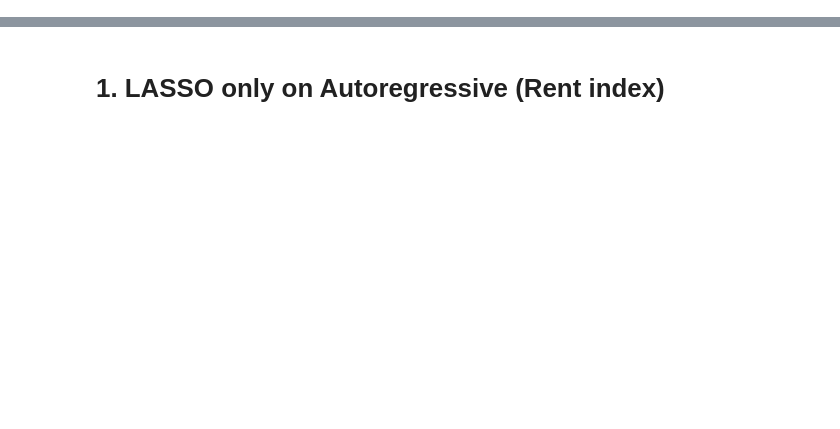
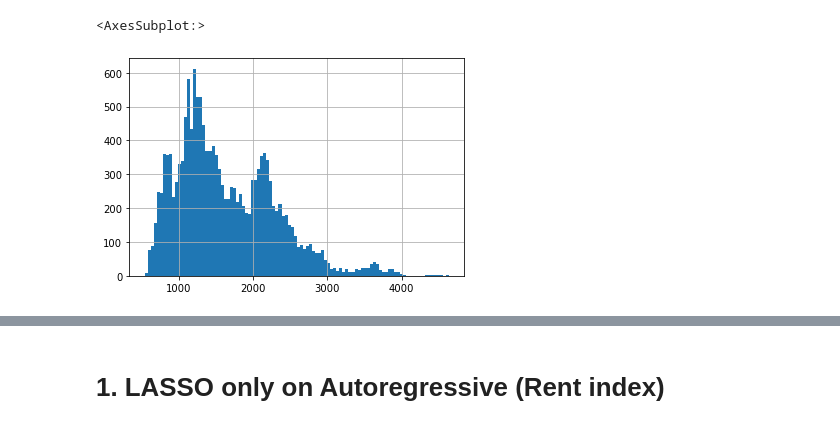
Before and after one commit to Kneck12/zillow-price-index-pred, a Jupyter notebook: Niki/Lasso_with_feature_selection-acs-bikes.ipynb, the cells around one changed output, grey strips where cells are left out. Saved outputs shown, nothing was run; the diff lists cells and outputs as text; code cells hidden in the pictures; blank space fills up the shorter version.

```diff
--- a/Niki/Lasso_with_feature_selection-acs-bikes.ipynb
+++ b/Niki/Lasso_with_feature_selection-acs-bikes.ipynb
@@ -29,3 +29,10 @@ Data columns (total 51 columns):
  50  has_bike_sharing                  93672 non-null  int64
 dtypes: float64(42), int64(4), object(5)
 memory usage: 36.4+ MB
+# %%
+temp = zri_acs_bs[zri_acs_bs['year']==2018]
+# %%
+temp['zri'].hist(bins=100)
+# %% [output]
+<AxesSubplot:>
+[figure, added]
```
Also changed, not shown: parts of 2 cells of this notebook, 8 other files.
